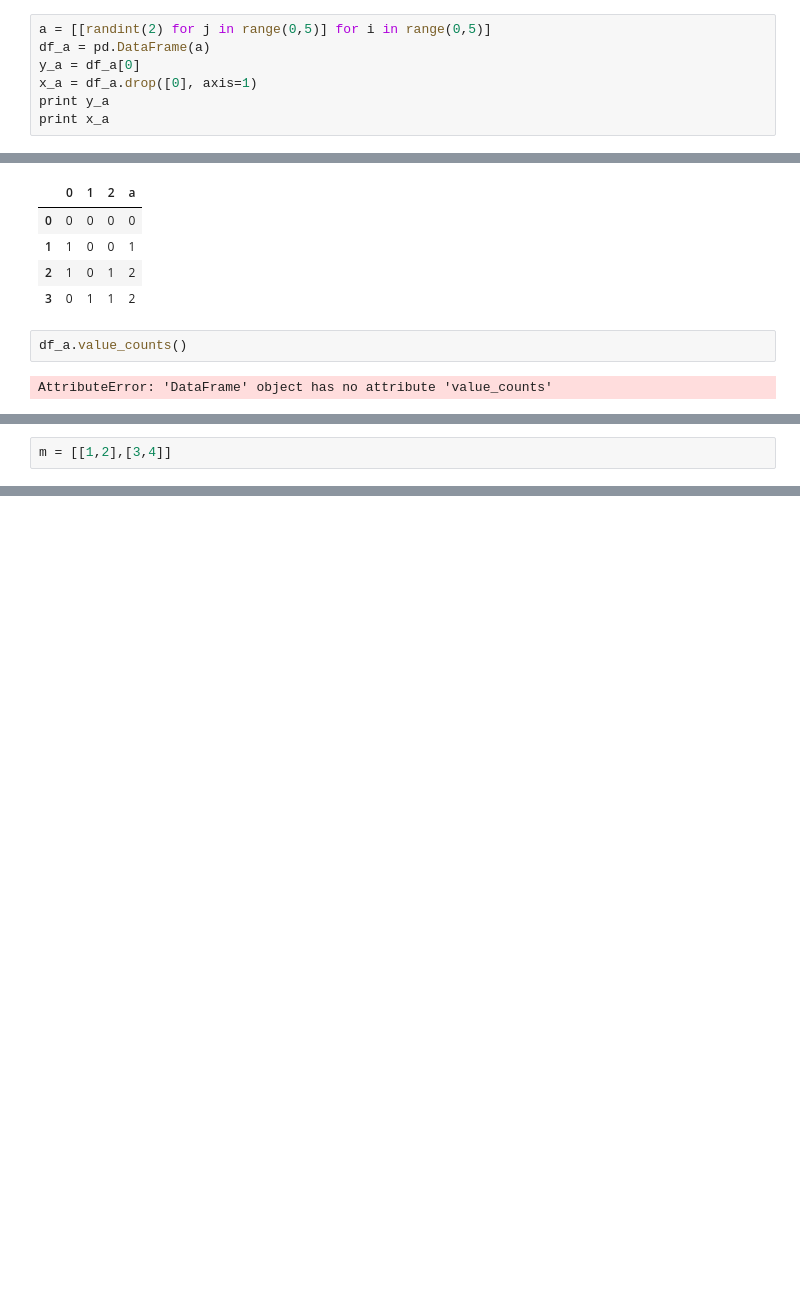
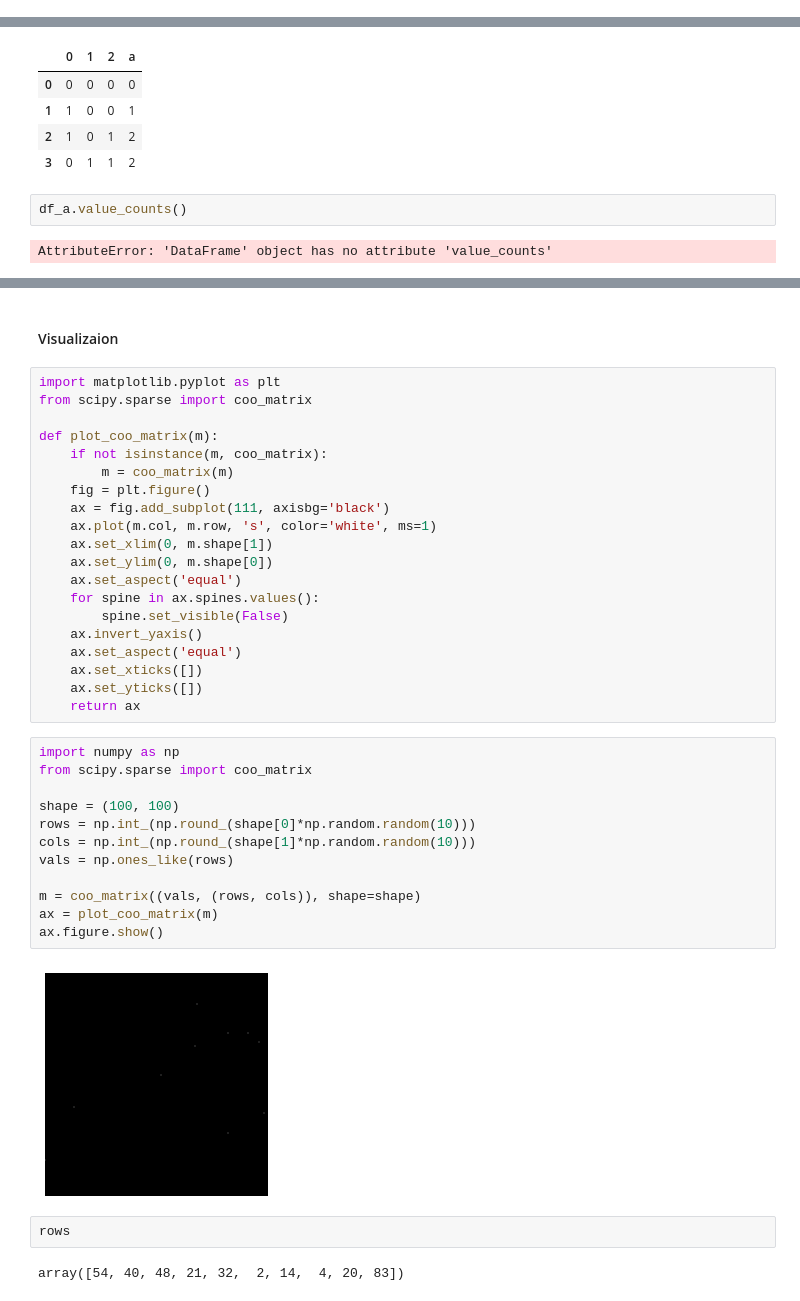
Before and after one commit to arisha84/fall_2014_assignments, a Jupyter notebook: project/User_Categories_Modeling.ipynb, the cells around one changed output, grey strips where cells are left out. Saved outputs shown, nothing was run; the diff lists cells and outputs as text; blank space fills up the shorter version.

```diff
--- a/project/User_Categories_Modeling.ipynb
+++ b/project/User_Categories_Modeling.ipynb
@@ -260,10 +401,3 @@ so = s.order(kind="quicksort")
 frame = pd.DataFrame(randn(20, 3), columns=['a', 'b', 'c'])
 # %%
 td = frame.ix[:,(frame != 0).any(axis=0)]
-# %%
-a = [[randint(2) for j in range(0,5)] for i in range(0,5)]
-df_a = pd.DataFrame(a)
-y_a = df_a[0]
-x_a = df_a.drop([0], axis=1)
-print y_a
-print x_a
@@ -350,2 +481,0 @@ df_a.
-# %%
-m = [[1,2],[3,4]]
@@ -371,0 +496,40 @@ conf_matrix?
+# %% [markdown]
+#### Visualizaion
+# %%
+import matplotlib.pyplot as plt
+from scipy.sparse import coo_matrix
+
+def plot_coo_matrix(m):
+    if not isinstance(m, coo_matrix):
+        m = coo_matrix(m)
+    fig = plt.figure()
+    ax = fig.add_subplot(111, axisbg='black')
+    ax.plot(m.col, m.row, 's', color='white', ms=1)
+    ax.set_xlim(0, m.shape[1])
+    ax.set_ylim(0, m.shape[0])
+    ax.set_aspect('equal')
+    for spine in ax.spines.values():
+        spine.set_visible(False)
+    ax.invert_yaxis()
+    ax.set_aspect('equal')
+    ax.set_xticks([])
+    ax.set_yticks([])
+    return ax
+# %%
+import numpy as np
+from scipy.sparse import coo_matrix
+
+shape = (100, 100)
+rows = np.int_(np.round_(shape[0]*np.random.random(10)))
+cols = np.int_(np.round_(shape[1]*np.random.random(10)))
+vals = np.ones_like(rows)
+
+m = coo_matrix((vals, (rows, cols)), shape=shape)
+ax = plot_coo_matrix(m)
+ax.figure.show()
+# %% [output]
+[figure, added]
+# %%
+rows
+# %% [output]
+array([54, 40, 48, 21, 32,  2, 14,  4, 20, 83])
```
Also changed, not shown: parts of 48 cells of this notebook.
